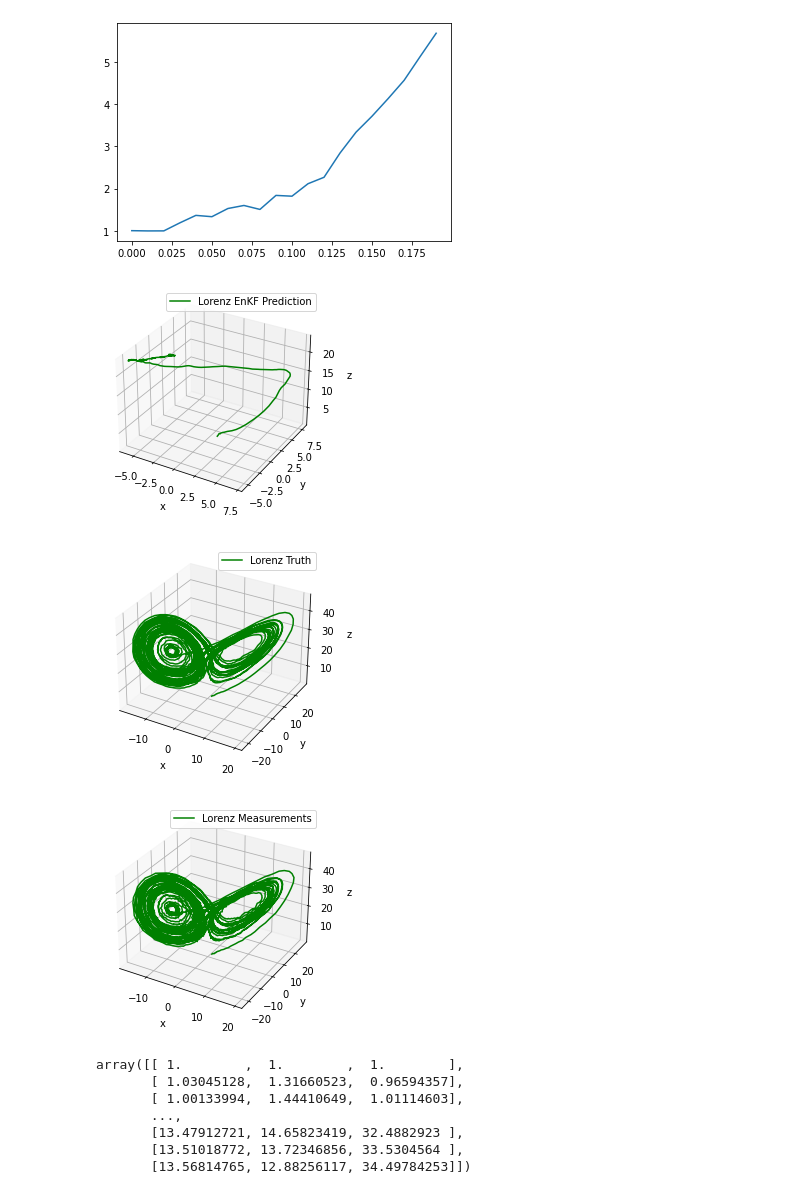
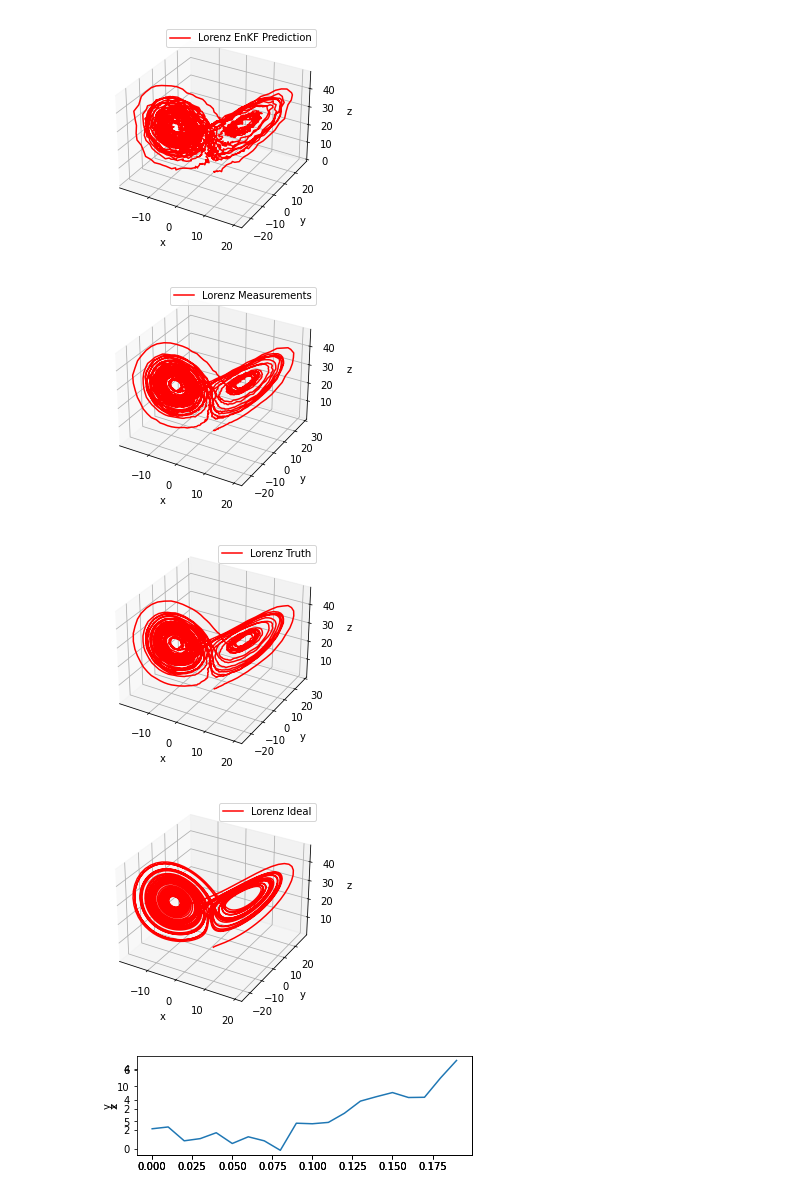
Before and after one commit to jace-kline/math582-miniproject4, a Jupyter notebook: solution.ipynb, the cells around one changed output. Cells and saved outputs as stored; diff of their text form; code cells hidden in the pictures.

Commit message:
Fixed EnKF prediction

```diff
--- a/solution.ipynb
+++ b/solution.ipynb
@@ -381,31 +381,15 @@ class EnsembleKalmanFilter(object):
         self.x = np.mean(self.sigmas, axis=0)
         self.P = self.P - np.dot(np.dot(self.K, self.S), self.K.T)
 
-        # # predict next postition using ideal model from last ideal position
-        # # tracks where the state would be if we did not use data assimilation
-
-        # self.x_ideal = self.fx(self.x, self.dt)
-
         # save measurement and posterior state
         self.z = deepcopy(z)
         self.x_post = self.x.copy()
         self.P_post = self.P.copy()
 
-        self.step += 1
-
-        return self.x
-
     def predict(self): # Predicts next step without an observation given
         """ Predict next position. """
 
         N = self.N
-
-        # # predict next postition using ideal model from last ideal position
-        # # tracks where the state would be if we did not use data assimilation
-
-        # self.x_ideal = self.fx(self.x, self.dt)
-
-        # predict next postition using EnKF from last EnKF
 
         for i, s in enumerate(self.sigmas):
             self.sigmas[i] = self.fx(s, self.dt)
@@ -482,7 +466,7 @@ measurement_transforms = [
 measurement_dimz = [1,1,1,2,2,2,3]
 # %%
 x = X_measurement[0]
-P = np.eye(3)
+P = 0.01 * np.eye(3)
 dim_z = 3
 hx = make_hx(1,1,1)
 
@@ -494,30 +478,37 @@ X_enkf[0] = X_measurement[0]
 
 steps, _ = X_measurement.shape
 for k in range(1, steps):
-    measurement = hx(X_measurement[k])
-    X_enkf[k] = enkf.update(measurement)
+    measurement = hx(X_measurement[k-1])
+    enkf.update(measurement)
+    X_enkf[k] = enkf.predict()
-# %%
-plt.plot(t[0:20], X_measurement[0:20,0])
-plot_3d(X_enkf[:,0], X_enkf[:,1], X_enkf[:,2], 'Lorenz EnKF Prediction')
-plt.show()
-# %% [output]
-[figure, removed]
-[figure, removed]
-# %%
-plot_3d(X_truth[:,0],X_truth[:,1],X_truth[:,2], 'Lorenz Truth')
-# %% [output]
-[figure, removed]
-# %%
-plot_3d(X_measurement[:,0],X_measurement[:,1],X_measurement[:,2], 'Lorenz Measurements')
-# %% [output]
-[figure, removed]
-# %%
-X_truth
-# %% [output]
-array([[ 1.        ,  1.        ,  1.        ],
-       [ 1.03045128,  1.31660523,  0.96594357],
-       [ 1.00133994,  1.44410649,  1.01114603],
-       ...,
-       [13.47912721, 14.65823419, 32.4882923 ],
-       [13.51018772, 13.72346856, 33.5304564 ],
-       [13.56814765, 12.88256117, 34.49784253]])
+# %%
+def plot_3d_matrix(X, title):
+    plot_3d(X[:,0], X[:,1], X[:,2], title)
+# %%
+plot_3d_matrix(X_enkf, 'Lorenz EnKF Prediction')
+plot_3d_matrix(X_measurement, 'Lorenz Measurements')
+plot_3d_matrix(X_truth, 'Lorenz Truth')
+plot_3d_matrix(X_ideal, 'Lorenz Ideal')
+# %% [output]
+[figure, added]
+[figure, added]
+[figure, added]
+[figure, added]
+# %%
+def plot_dimension_predictions(step_start, step_end):
+    fig = plt.figure()
+
+    for i, coord in enumerate(['x', 'y', 'z']):
+        ax = fig.add_subplot(211)
+        ax.plot(t[step_start:step_end], X_enkf[step_start:step_end, i])
+        ax.set_ylabel(coord)
+
+    plt.show()
+
+    # plt.plot(t[step_start:step_end], X_enkf[step_start:step_end, 0])
+    # plt.plot(t[step_start:step_end], X_measurement[step_start:step_end, 0])
+    # plt.plot(t[step_start:step_end], X_truth[step_start:step_end, 0])
+    # plt.show()
+plot_dimension_predictions(0, 20)
+# %% [output]
+[figure, added]
```
Also changed, not shown: parts of 2 cells of this notebook.
